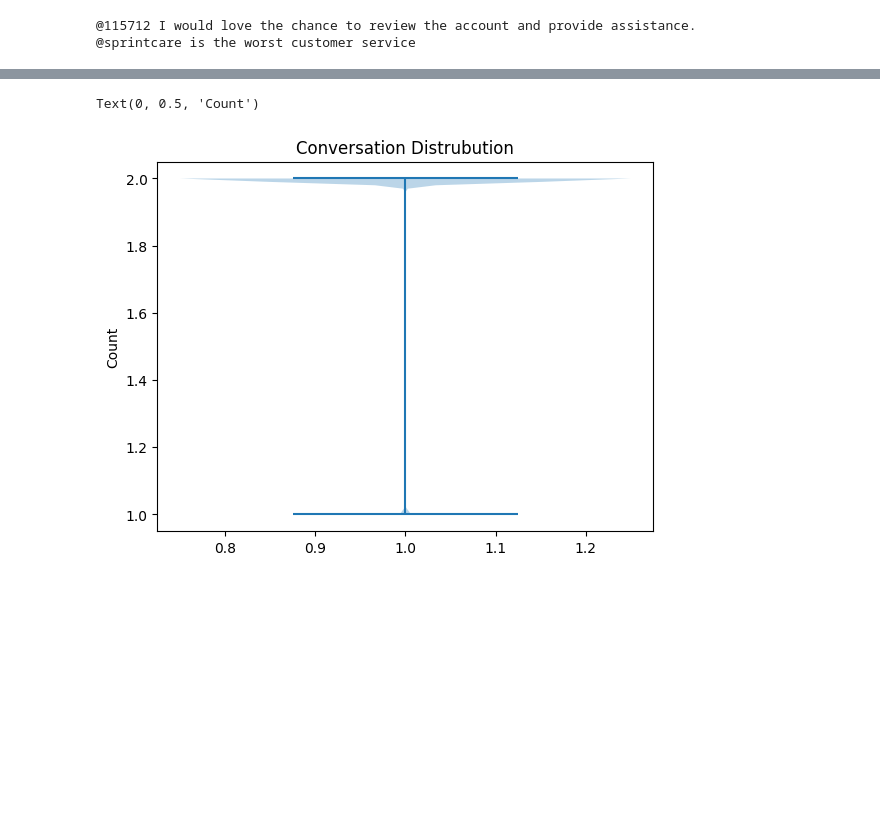
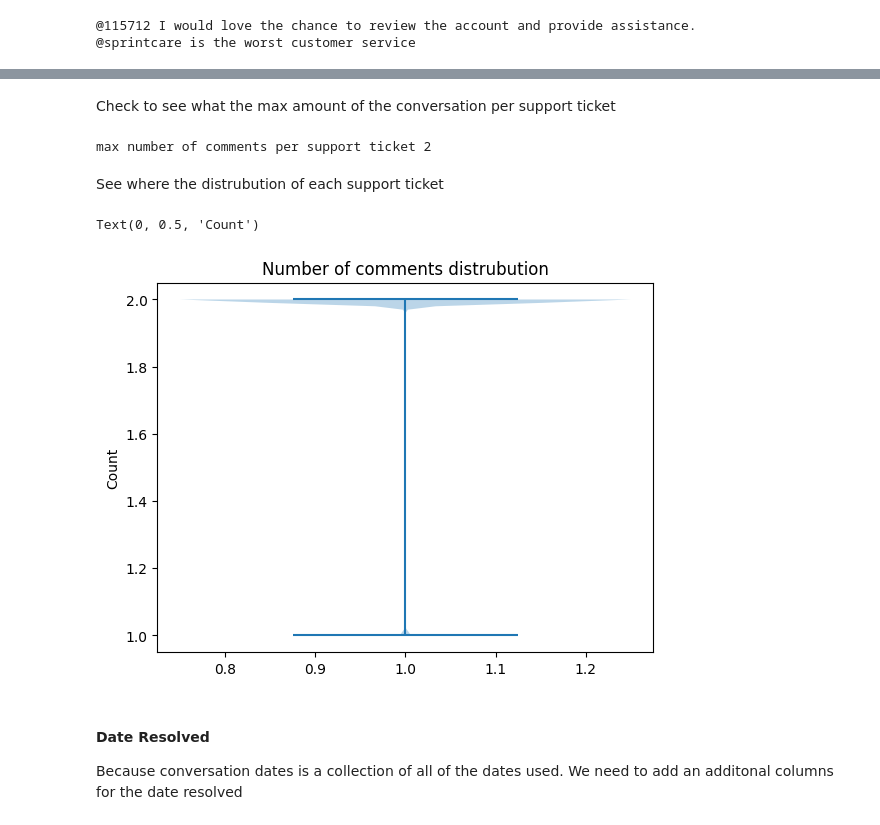
Before and after one commit to erictlong/customer-support-automation, a Jupyter notebook: data analytics/dataReview.ipynb, the cells around one changed output, grey strips where cells are left out. Cells and saved outputs as stored; diff of their text form; code cells hidden in the pictures; blank space fills up the shorter version.

```diff
--- a/data analytics/dataReview.ipynb
+++ b/data analytics/dataReview.ipynb
@@ -617,19 +617,14 @@ def getAllConversation(response_tweet_input):
     conversation_counter = 0
     date = []
 
-    found_response_tweet = ''
-    response_tweet_input = str(response_tweet_input)
+    found_response_tweet = str(response_tweet_input)
 
-    # Due to mulple variable the response id can take, need to clean up the value
-    if ',' in response_tweet_input:
-        # TODO: need additonal work to split multiple reponse to one tweet
-        found_response_tweet = response_tweet_input.split(',')[0]
-    else:
-        found_response_tweet = response_tweet_input
+    while not found_response_tweet == "nan" and not found_response_tweet == "NaN":
 
-    while found_response_tweet != "NaN":
-        # add the conversation to a string
-        # print(df[df['tweet_id'] == int(found_response_tweet)]['text'])
+        if ',' in found_response_tweet:
+            # TODO: need additonal work to split multiple reponse to one tweet
+            found_response_tweet = found_response_tweet.split(',')[0]
+
         temp_text = df[df['tweet_id'] == int(found_response_tweet)]['text']
 
         if (len(temp_text) > 0):
@@ -637,7 +632,7 @@ def getAllConversation(response_tweet_input):
         else:
             temp_text = "NaN"
 
-        conversation += "\n" + temp_text
+        conversation += temp_text + "\n"
 
         # update the counter
         conversation_counter += 1
@@ -653,20 +648,16 @@ def getAllConversation(response_tweet_input):
         date.append(converation_date)
 
         # find the next tweet in the conversation
-        temp_in_response = df[df['tweet_id'] == int(found_response_tweet)]['in_response_to_tweet_id']
+        temp_in_response = df[df['tweet_id'] == float(found_response_tweet)]['in_response_to_tweet_id']
 
         if (len(temp_in_response) > 0):
             temp_in_response = temp_in_response.values[0]
         else:
             temp_in_response = "NaN"
 
-        # due to nan values when the support message end, nan is thrown and breaks the loop
-        if str(temp_in_response) == 'nan' or str(temp_in_response) == 'NaN':
-            break
-        else:
-            found_response_tweet = int(temp_in_response)
+        found_response_tweet = str(temp_in_response).split('.')[0]
 
-    return conversation, conversation_counter, date[0]
+    return conversation, conversation_counter, date
 # %% [markdown]
 Confirm the function works as expected before running on the entire dataframe
 # %%
@@ -768,7 +749,7 @@ Create a new column "date_completed" to capture when the ticket was "completed"
 
 We will also have the ability to calulate the mean time to resolve each support request
 # %%
-support_conversations_df[['conversation', 'comment_count', 'date_completed']] = support_conversations_df.apply(lambda x: getAllConversation(x['response_tweet_id']), axis=1, result_type='expand')
+support_conversations_df[['conversation', 'conversation_count', 'conversation_dates']] = support_conversations_df.apply(lambda x: getAllConversation(x['response_tweet_id']), axis=1, result_type='expand')
 # %%
 support_conversations_df.head(10)
 # %% [output]
@@ -826,7 +787,19 @@ support_conversations_df[support_conversations_df['support_team'] == 'AmazonHelp
+# %% [markdown]
+Check to see what the max amount of the conversation per support ticket
+# %%
+print(f"max number of comments per support ticket {support_conversations_df['conversation_count'].max()}")
+# %% [output]
+max number of comments per support ticket 2
+# %% [markdown]
+See where the distrubution of each support ticket
 # %%
-plt.violinplot(support_conversations_df['comment_count'])
-plt.title("Conversation Distrubution")
+plt.violinplot(support_conversations_df['conversation_count'])
+plt.title("Number of comments distrubution")
 plt.ylabel("Count")
 # %% [output]
 Text(0, 0.5, 'Count')
-[figure, old version]
+[figure, new version]
+# %% [markdown]
+#### Date Resolved
+
+Because conversation dates is a collection of all of the dates used. We need to add an additonal columns for the date resolved
```
Also changed, not shown: parts of 23 cells of this notebook.
